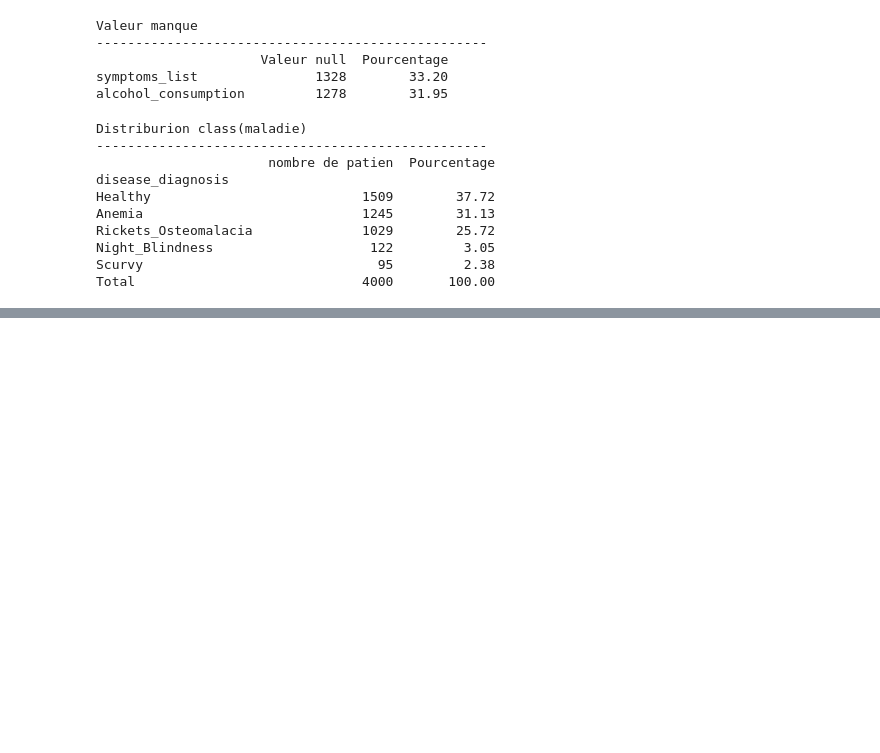
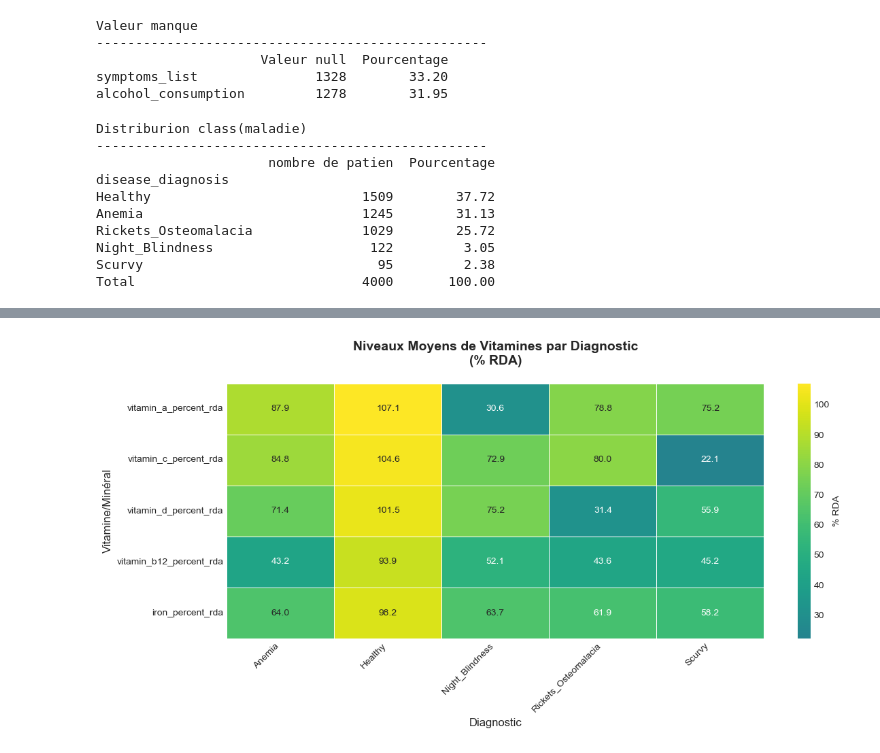
Before and after one commit to serdarvarl/projet_vitamin_IA, a Jupyter notebook: notebooks/data_vis.ipynb, the cells around one changed output, grey strips where cells are left out. Saved outputs shown, nothing was run; the diff lists cells and outputs as text; code cells hidden in the pictures; blank space fills up the shorter version.

```diff
--- a/notebooks/data_vis.ipynb
+++ b/notebooks/data_vis.ipynb
@@ -143,3 +143,22 @@ Rickets_Osteomalacia              1029        25.72
 Night_Blindness                    122         3.05
 Scurvy                              95         2.38
 Total                             4000       100.00
+# %%
+print("Analyse des vitamin niveau par malaidie")
+print("--"*60)
+
+#colons vitamin
+vitamin_cols = [
+    'vitamin_a_percent_rda',
+    'vitamin_c_percent_rda',
+    'vitamin_d_percent_rda',
+    'vitamin_b12_percent_rda',
+    'iron_percent_rda'
+]
+
+
+#pour chauque maladie moyenne vitamin
+
+vitamin_par_maladie = df.groupby('disease_diagnosis')[vitamin_cols].mean()
+
+print(vitamin_par_maladie.round(2))
@@ -145,0 +183,28 @@ Total                             4000       100.00
+# %%
+plt.figure(figsize=(12,6))
+
+sns.heatmap(
+    vitamin_par_maladie.T, # transforme dataframe
+    annot=True,
+    fmt='.1f' ,
+    cmap='viridis',
+    center=30,
+    linewidths=0.5,
+    cbar_kws={'label': '% RDA'}
+)
+
+# Başlık ve etiketler
+plt.title('Niveaux Moyens de Vitamines par Diagnostic\n(% RDA)',
+          fontsize=14, fontweight='bold', pad=20)
+plt.xlabel('Diagnostic', fontsize=12)
+plt.ylabel('Vitamine/Minéral', fontsize=12)
+
+# X eksenini döndür
+plt.xticks(rotation=45, ha='right')
+plt.yticks(rotation=0)
+
+# Layout düzenle
+plt.tight_layout()
+plt.show()
+# %% [output]
+[figure, added]
```
Also changed, not shown: parts of 11 cells of this notebook.
